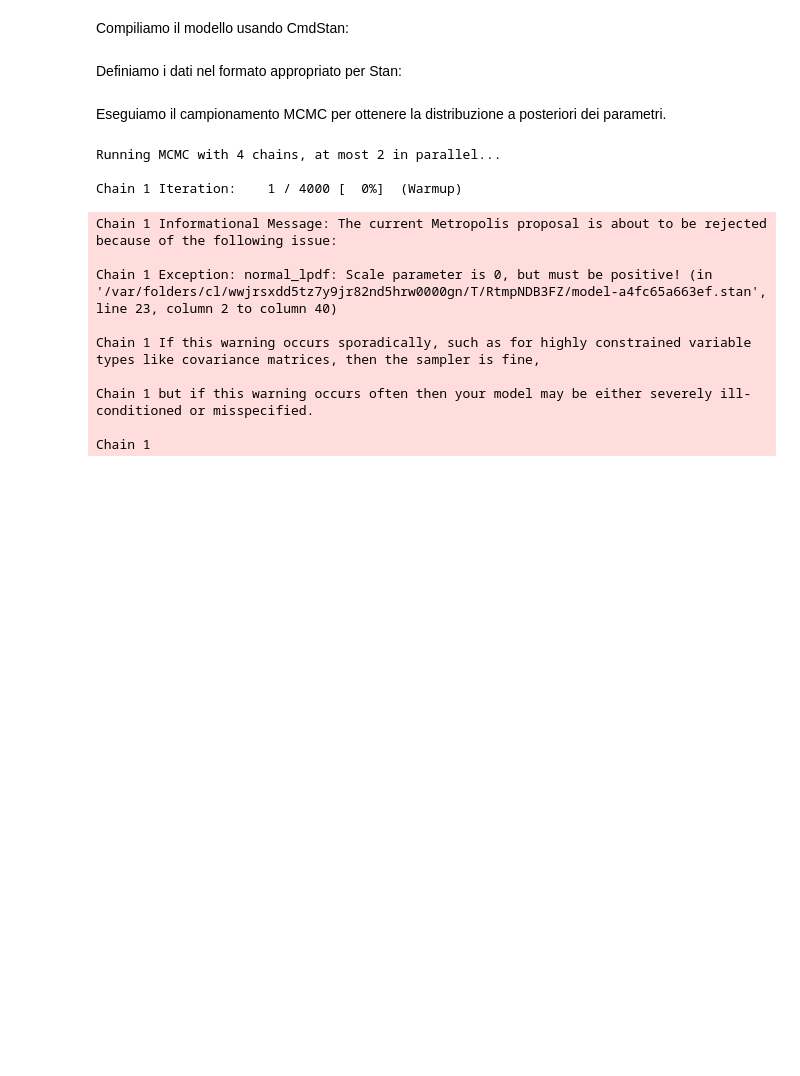
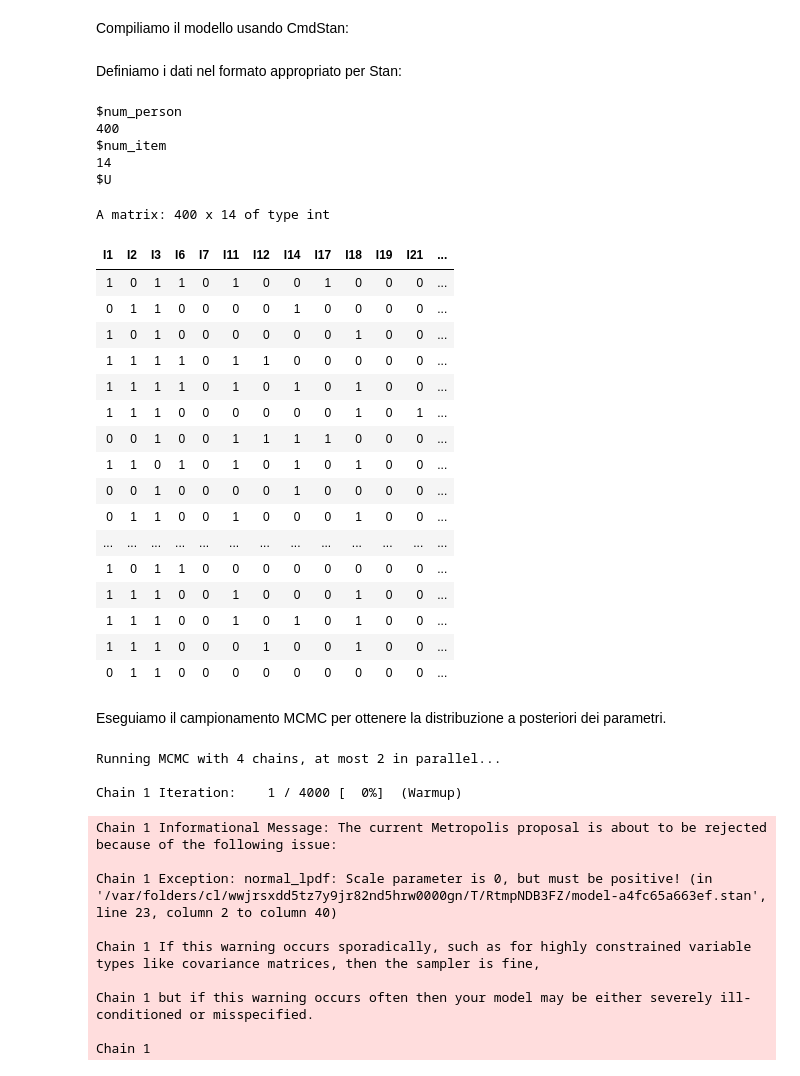
Before and after one commit to ccaudek/psy_test, a Jupyter notebook: _build/jupyter_execute/_irt/04_estimation.ipynb, the cells around one changed output. Cells and saved outputs as stored; diff of their text form; code cells hidden in the pictures; blank space fills up the shorter version.

```diff
--- a/_build/jupyter_execute/_irt/04_estimation.ipynb
+++ b/_build/jupyter_execute/_irt/04_estimation.ipynb
@@ -275,15 +308,41 @@ Definiamo i dati nel formato appropriato per Stan:
 # %%
 data(data.fims.Aus.Jpn.scored, package = "TAM")
 people <- 1:400
 responses <- data.fims.Aus.Jpn.scored[people, 2:15]
 responses <- as.matrix(sapply(responses, as.integer))
 colnames(responses) <- gsub("M1PTI", "I", colnames(responses))
 
 stan_data <- list(
     num_person = nrow(responses),
     num_item = ncol(responses),
     U = responses
 )
+
+stan_data
+# %% [output]
+$num_person
+400
+$num_item
+14
+$U
+A matrix: 400 x 14 of type int
+| I1 | I2 | I3 | I6 | I7 | I11 | I12 | I14 | I17 | I18 | I19 | I21 | ... |
+| 1 | 0 | 1 | 1 | 0 | 1 | 0 | 0 | 1 | 0 | 0 | 0 | ... |
+| 0 | 1 | 1 | 0 | 0 | 0 | 0 | 1 | 0 | 0 | 0 | 0 | ... |
+| 1 | 0 | 1 | 0 | 0 | 0 | 0 | 0 | 0 | 1 | 0 | 0 | ... |
+| 1 | 1 | 1 | 1 | 0 | 1 | 1 | 0 | 0 | 0 | 0 | 0 | ... |
+| 1 | 1 | 1 | 1 | 0 | 1 | 0 | 1 | 0 | 1 | 0 | 0 | ... |
+| 1 | 1 | 1 | 0 | 0 | 0 | 0 | 0 | 0 | 1 | 0 | 1 | ... |
+| 0 | 0 | 1 | 0 | 0 | 1 | 1 | 1 | 1 | 0 | 0 | 0 | ... |
+| 1 | 1 | 0 | 1 | 0 | 1 | 0 | 1 | 0 | 1 | 0 | 0 | ... |
+| 0 | 0 | 1 | 0 | 0 | 0 | 0 | 1 | 0 | 0 | 0 | 0 | ... |
+| 0 | 1 | 1 | 0 | 0 | 1 | 0 | 0 | 0 | 1 | 0 | 0 | ... |
+| ... | ... | ... | ... | ... | ... | ... | ... | ... | ... | ... | ... | ... |
+| 1 | 0 | 1 | 1 | 0 | 0 | 0 | 0 | 0 | 0 | 0 | 0 | ... |
+| 1 | 1 | 1 | 0 | 0 | 1 | 0 | 0 | 0 | 1 | 0 | 0 | ... |
+| 1 | 1 | 1 | 0 | 0 | 1 | 0 | 1 | 0 | 1 | 0 | 0 | ... |
+| 1 | 1 | 1 | 0 | 0 | 0 | 1 | 0 | 0 | 1 | 0 | 0 | ... |
+| 0 | 1 | 1 | 0 | 0 | 0 | 0 | 0 | 0 | 0 | 0 | 0 | ... |
 # %% [markdown]
 Eseguiamo il campionamento MCMC per ottenere la distribuzione a posteriori dei parametri.
 # %%
```
Also changed, not shown: parts of 4 cells of this notebook, 43 other files.
